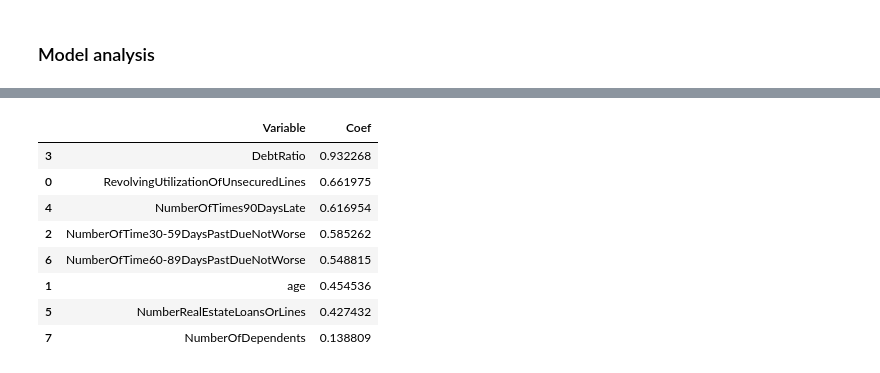
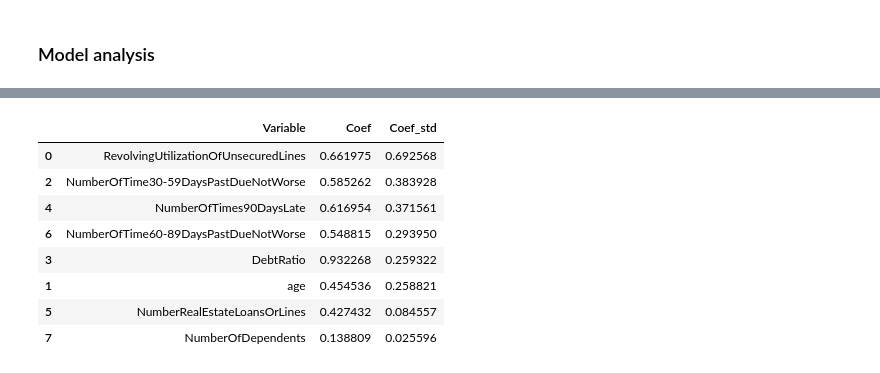
Before and after one commit to m-konopka/ml-scoring, a Jupyter notebook: GMC/01_LogisticRegression.ipynb, the cells around one changed output, grey strips where cells are left out. Saved outputs shown, nothing was run; the diff lists cells and outputs as text; code cells hidden in the pictures.

Commit message:
Add lr coefs standarization

```diff
--- a/GMC/01_LogisticRegression.ipynb
+++ b/GMC/01_LogisticRegression.ipynb
@@ -227,20 +227,24 @@ dtype: float64
 # %%
 # Logistic regression coefficients
 coefs = pd.DataFrame(
     zip(X_train.columns, model["lr"].coef_[0]), columns=["Variable", "Coef"]
 )
-coefs_sorted = coefs.reindex(coefs["Coef"].abs().sort_values(ascending=False).index)
+
+coefs_std = np.std(model[:-1].transform(X_test), 0)*model["lr"].coef_[0]
+coefs['Coef_std'] = coefs_std.to_list()
+
+coefs_sorted = coefs.reindex(coefs["Coef_std"].abs().sort_values(ascending=False).index)
 coefs_sorted
 # %% [output]
-|  | Variable | Coef |
-| 3 | DebtRatio | 0.932268 |
-| 0 | RevolvingUtilizationOfUnsecuredLines | 0.661975 |
-| 4 | NumberOfTimes90DaysLate | 0.616954 |
-| 2 | NumberOfTime30-59DaysPastDueNotWorse | 0.585262 |
-| 6 | NumberOfTime60-89DaysPastDueNotWorse | 0.548815 |
-| 1 | age | 0.454536 |
-| 5 | NumberRealEstateLoansOrLines | 0.427432 |
-| 7 | NumberOfDependents | 0.138809 |
+|  | Variable | Coef | Coef_std |
+| 0 | RevolvingUtilizationOfUnsecuredLines | 0.661975 | 0.692568 |
+| 2 | NumberOfTime30-59DaysPastDueNotWorse | 0.585262 | 0.383928 |
+| 4 | NumberOfTimes90DaysLate | 0.616954 | 0.371561 |
+| 6 | NumberOfTime60-89DaysPastDueNotWorse | 0.548815 | 0.293950 |
+| 3 | DebtRatio | 0.932268 | 0.259322 |
+| 1 | age | 0.454536 | 0.258821 |
+| 5 | NumberRealEstateLoansOrLines | 0.427432 | 0.084557 |
+| 7 | NumberOfDependents | 0.138809 | 0.025596 |
 # %%
 # Save results for final summary
 results = {
```
Also changed, not shown: parts of 2 cells of this notebook, 1 other file.
